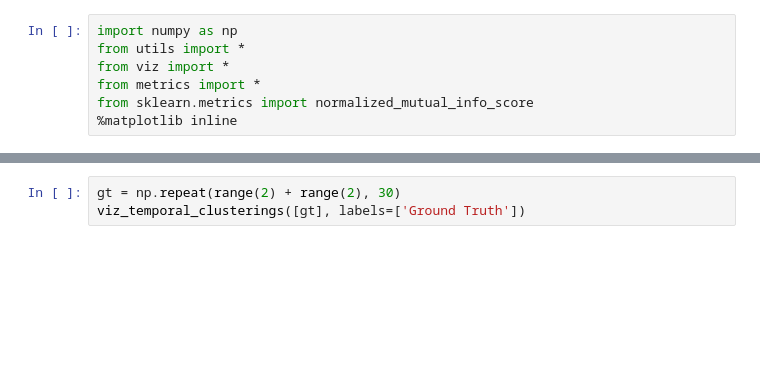
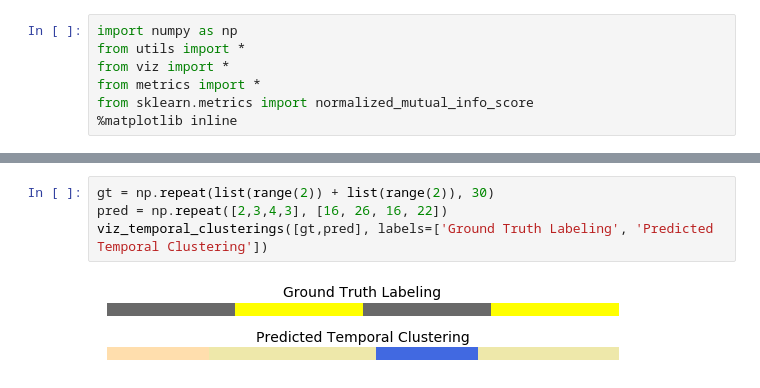
Before and after one commit to StanfordAI4HI/tclust-eval, a Jupyter notebook: Tutorial.ipynb, the cells around one changed output, grey strips where cells are left out. Saved outputs shown, nothing was run; the diff lists cells and outputs as text; blank space fills up the shorter version.

```diff
--- a/Tutorial.ipynb
+++ b/Tutorial.ipynb
@@ -8,3 +16,6 @@ from sklearn.metrics import normalized_mutual_info_score
 # %%
-gt = np.repeat(range(2) + range(2), 30)
-viz_temporal_clusterings([gt], labels=['Ground Truth'])
+gt = np.repeat(list(range(2)) + list(range(2)), 30)
+pred = np.repeat([2,3,4,3], [16, 26, 16, 22])
+viz_temporal_clusterings([gt,pred], labels=['Ground Truth Labeling', 'Predicted Temporal Clustering'])
+# %% [output]
+[figure, added]
```
Also changed, not shown: parts of 26 cells of this notebook.
